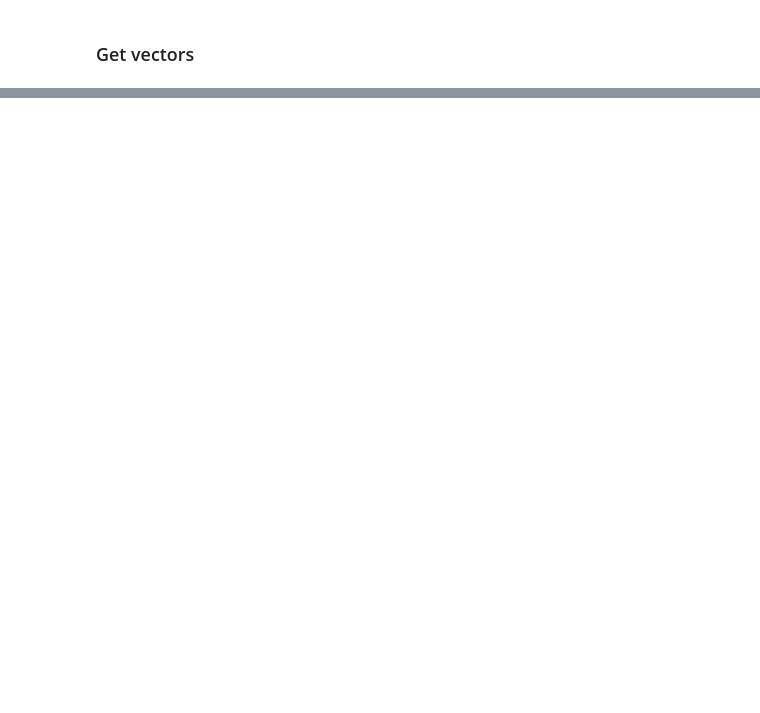
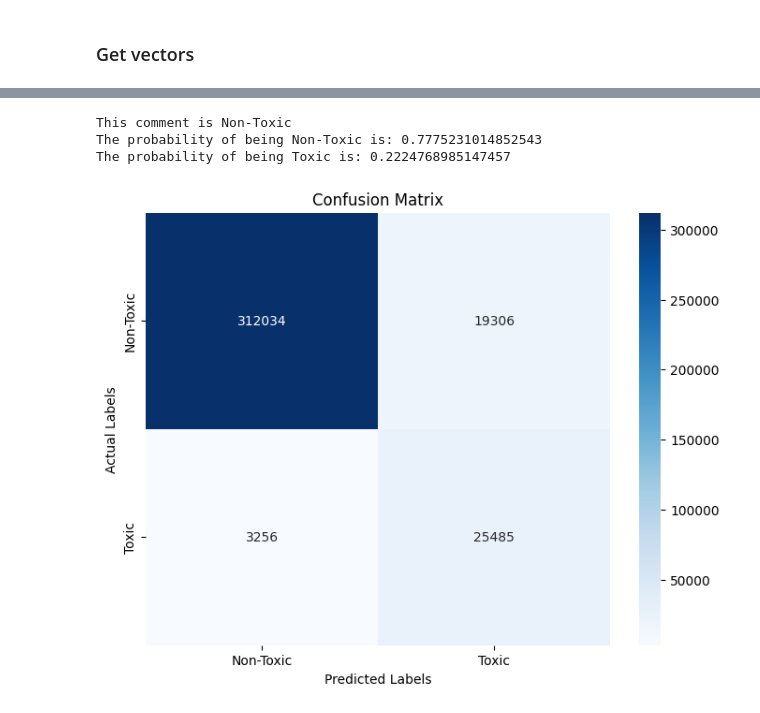
Before and after one commit to LexiGuard/lexiguard, a Jupyter notebook: FE_fasttext_eric.ipynb, the cells around one changed output, grey strips where cells are left out. Cells and saved outputs as stored; diff of their text form; code cells hidden in the pictures; blank space fills up the shorter version.

Commit message:
logistic regression with smote and fast text

```diff
--- a/FE_fasttext_eric.ipynb
+++ b/FE_fasttext_eric.ipynb
@@ -48,7 +57,11 @@ train,test = train_test_split(df,test_size=0.2, random_state=42, stratify=y)
 train.to_csv("data/fasttext_train", columns=["toxic_label_comment_text"], index=False, header=False)
 test.to_csv("data/fasttext_test", columns=["toxic_label_comment_text"], index=False, header=False)
 # %%
-model = fasttext.train_supervised(input="data/fasttext_train", lr=0.5, epoch=25, wordNgrams=2)
+model = fasttext.train_supervised(input="data/fasttext_train",
+                                  lr=0.5,
+                                  epoch=15,
+                                  wordNgrams=2,
+                                  t=0.0001)
 model.test("data/fasttext_test")
 # %% [output]
 Read 38M words
@@ -99,0 +118,20 @@ df.to_csv('data/alldata_fast_text_vectors.csv')
+# %%
+
+# Convert list of vectors into a 2D numpy array
+X = np.stack(df['vector_fast_text'].values)
+y = df['toxic'].values
+
+# Splitting the dataset into training and testing sets
+X_train, X_test, y_train, y_test = train_test_split(X, y, test_size=0.2, random_state=42)
+
+# Apply SMOTE
+smote = SMOTE(random_state=42)
+X_train_smote, y_train_smote = smote.fit_resample(X_train, y_train)
+
+# Train a model (Logistic Regression)
+clf = LogisticRegression(max_iter=2500)  # Increasing max_iter for convergence
+clf.fit(X_train_smote, y_train_smote)
+
+# Evaluate the model on the original test set
+predictions = clf.predict(X_test)
+print(classification_report(y_test, predictions))
@@ -99,0 +147,34 @@ df.to_csv('data/alldata_fast_text_vectors.csv')
+# %%
+sentence_vector = model.get_sentence_vector("I love all kind of people, black, gays, muslims, Christians")
+sentence_vector_reshaped = np.array(sentence_vector).reshape(1, -1)  # Reshape to 2D array
+
+# Now use this reshaped vector for prediction
+prediction = clf.predict(sentence_vector_reshaped)
+prediction_proba = clf.predict_proba(sentence_vector_reshaped)
+
+if prediction == 1:
+    prediction_text = 'Toxic'
+else:
+    prediction_text = 'Non-Toxic'
+
+# Output the prediction
+print(f'This comment is {prediction_text}')
+print(f'The probability of being Non-Toxic is: {prediction_proba[0][0]}')
+print(f'The probability of being Toxic is: {prediction_proba[0][1]}')
+# %% [output]
+This comment is Non-Toxic
+The probability of being Non-Toxic is: 0.7775231014852543
+The probability of being Toxic is: 0.2224768985147457
+# %%
+# Compute the confusion matrix
+cm = confusion_matrix(y_test, predictions)
+
+# Create a heatmap
+plt.figure(figsize=(8, 6))
+sns.heatmap(cm, annot=True, fmt='d', cmap='Blues', xticklabels=['Non-Toxic', 'Toxic'], yticklabels=['Non-Toxic', 'Toxic'])
+plt.title('Confusion Matrix')
+plt.ylabel('Actual Labels')
+plt.xlabel('Predicted Labels')
+plt.show()
+# %% [output]
+[figure, added]
```
Also changed, not shown: parts of 10 cells of this notebook.
